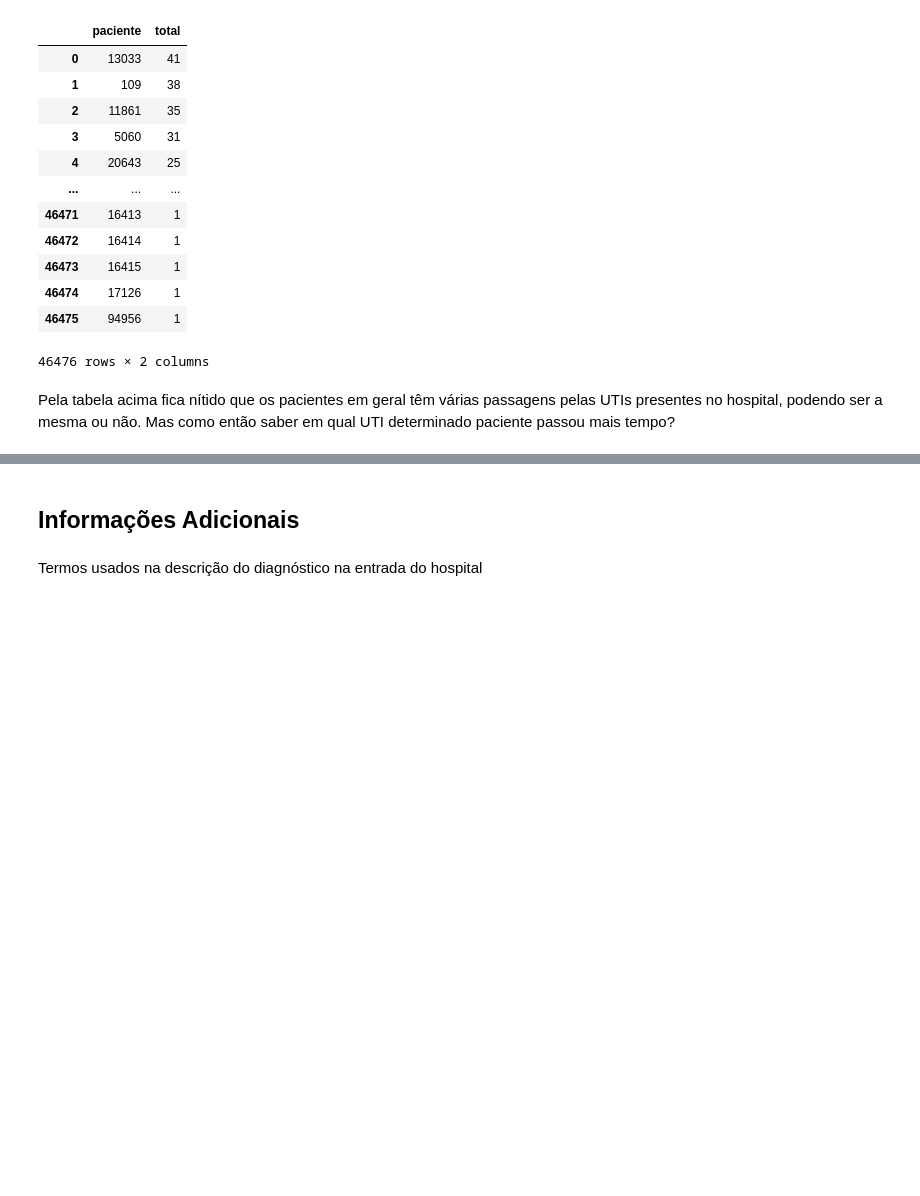
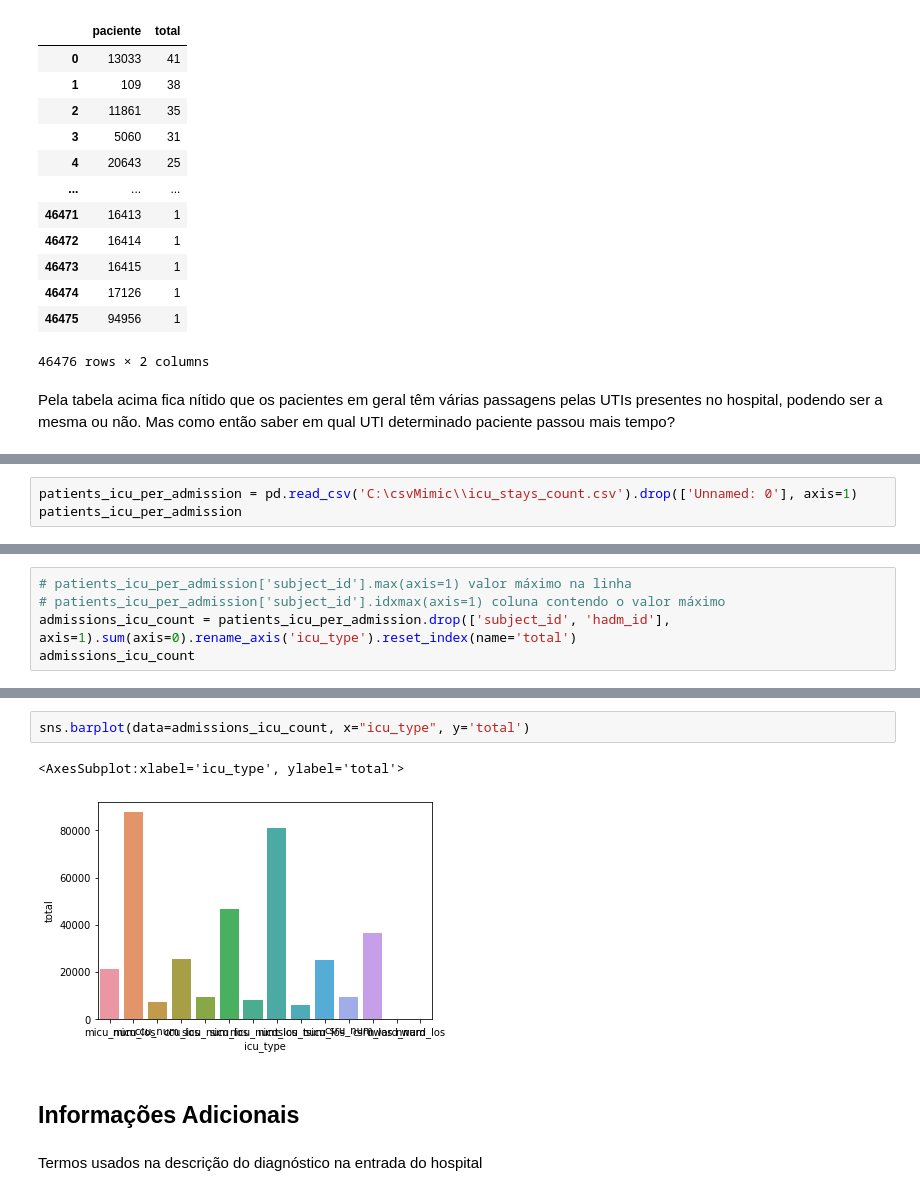
Before and after one commit to camila-cg/mimic-3, a Jupyter notebook: análise-exploratória.ipynb, the cells around one changed output, grey strips where cells are left out. Drawn from its saved outputs; the diff is of its cells as text; blank space fills up the shorter version.

```diff
--- a/análise-exploratória.ipynb
+++ b/análise-exploratória.ipynb
@@ -826,0 +789,3 @@ dtype: object
+# %%
+patients_icu_per_admission = pd.read_csv('C:\csvMimic\\icu_stays_count.csv').drop(['Unnamed: 0'], axis=1)
+patients_icu_per_admission
@@ -826,0 +808,5 @@ dtype: object
+# %%
+# patients_icu_per_admission['subject_id'].max(axis=1) valor máximo na linha
+# patients_icu_per_admission['subject_id'].idxmax(axis=1) coluna contendo o valor máximo
+admissions_icu_count = patients_icu_per_admission.drop(['subject_id', 'hadm_id'], axis=1).sum(axis=0).rename_axis('icu_type').reset_index(name='total')
+admissions_icu_count
@@ -827,3 +829,8 @@ dtype: object
+# %%
+sns.barplot(data=admissions_icu_count, x="icu_type", y='total')
+# %% [output]
+<AxesSubplot:xlabel='icu_type', ylabel='total'>
+[figure, added]
 # %% [markdown]
 ## Informações Adicionais
 # %% [markdown]
```
Also changed, not shown: parts of 14 cells of this notebook.
